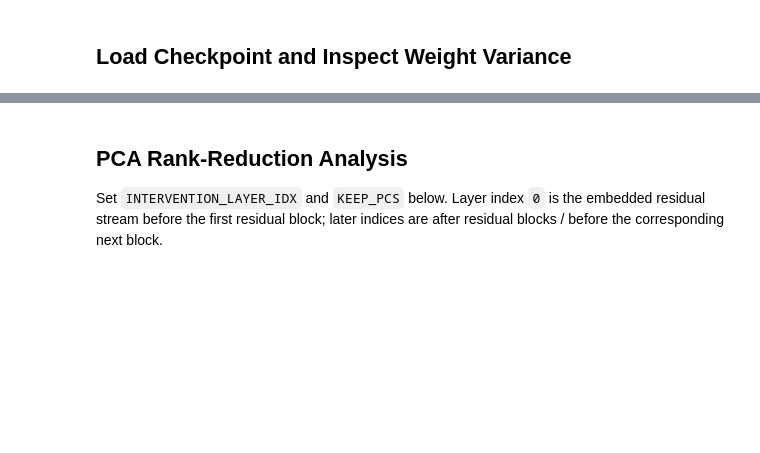
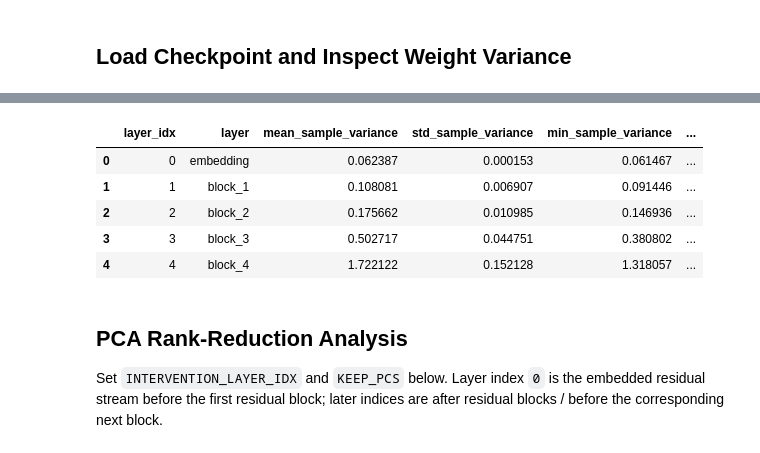
Before and after one commit to labofdoubt/feature-learning-parity-task, a Jupyter notebook: notebooks/colab_parity_experiment.ipynb, the cells around one changed output, grey strips where cells are left out. Drawn from its saved outputs; the diff is of its cells as text; code cells hidden in the pictures; blank space fills up the shorter version.

```diff
--- a/notebooks/colab_parity_experiment.ipynb
+++ b/notebooks/colab_parity_experiment.ipynb
@@ -86,3 +215,42 @@ pd.DataFrame([
+# %%
+activation_batch_size = 256
+
+activation_data = make_dataset(
+    activation_batch_size,
+    config["model"]["input_dim"],
+    config["model"]["relevant_dim"],
+    device,
+    dtype,
+)
+
+model.eval()
+with torch.no_grad():
+    _, activations = model(activation_data.x, return_activations=True)
+
+rows = []
+for layer_idx, h in enumerate(activations):
+    layer_name = "embedding" if layer_idx == 0 else f"block_{layer_idx}"
+    sample_variances = h.detach().float().var(dim=1, unbiased=False)
+    rows.append(
+        {
+            "layer_idx": layer_idx,
+            "layer": layer_name,
+            "mean_sample_variance": sample_variances.mean().item(),
+            "std_sample_variance": sample_variances.std(unbiased=False).item(),
+            "min_sample_variance": sample_variances.min().item(),
+            "max_sample_variance": sample_variances.max().item(),
+        }
+    )
+
+activation_variance_df = pd.DataFrame(rows)
+display(activation_variance_df)
+# %% [output]
+|  | layer_idx | layer | mean_sample_variance | std_sample_variance | min_sample_variance | ... |
+| 0 | 0 | embedding | 0.062387 | 0.000153 | 0.061467 | ... |
+| 1 | 1 | block_1 | 0.108081 | 0.006907 | 0.091446 | ... |
+| 2 | 2 | block_2 | 0.175662 | 0.010985 | 0.146936 | ... |
+| 3 | 3 | block_3 | 0.502717 | 0.044751 | 0.380802 | ... |
+| 4 | 4 | block_4 | 1.722122 | 0.152128 | 1.318057 | ... |
 # %% [markdown]
 ## PCA Rank-Reduction Analysis
 Set `INTERVENTION_LAYER_IDX` and `KEEP_PCS` below. Layer index `0` is the embedded residual stream before the first residual block; later indices are after residual blocks / before the corresponding next block.
```
Also changed, not shown: parts of 8 cells of this notebook, 9 other files.
